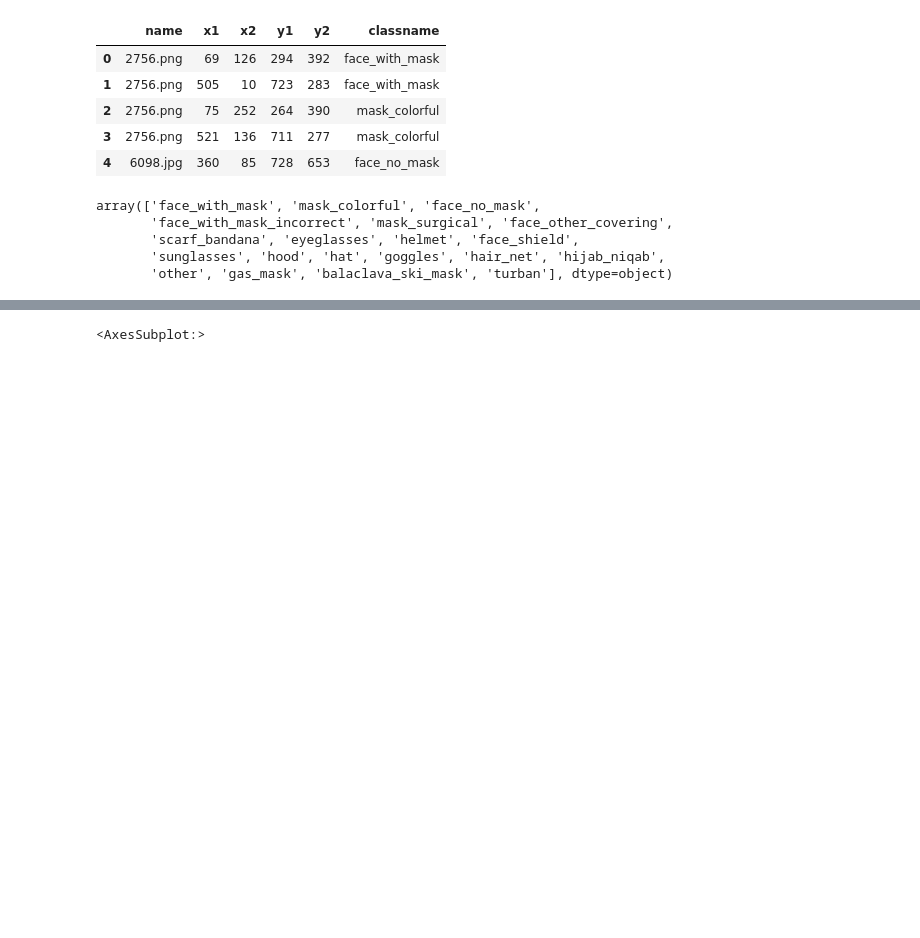
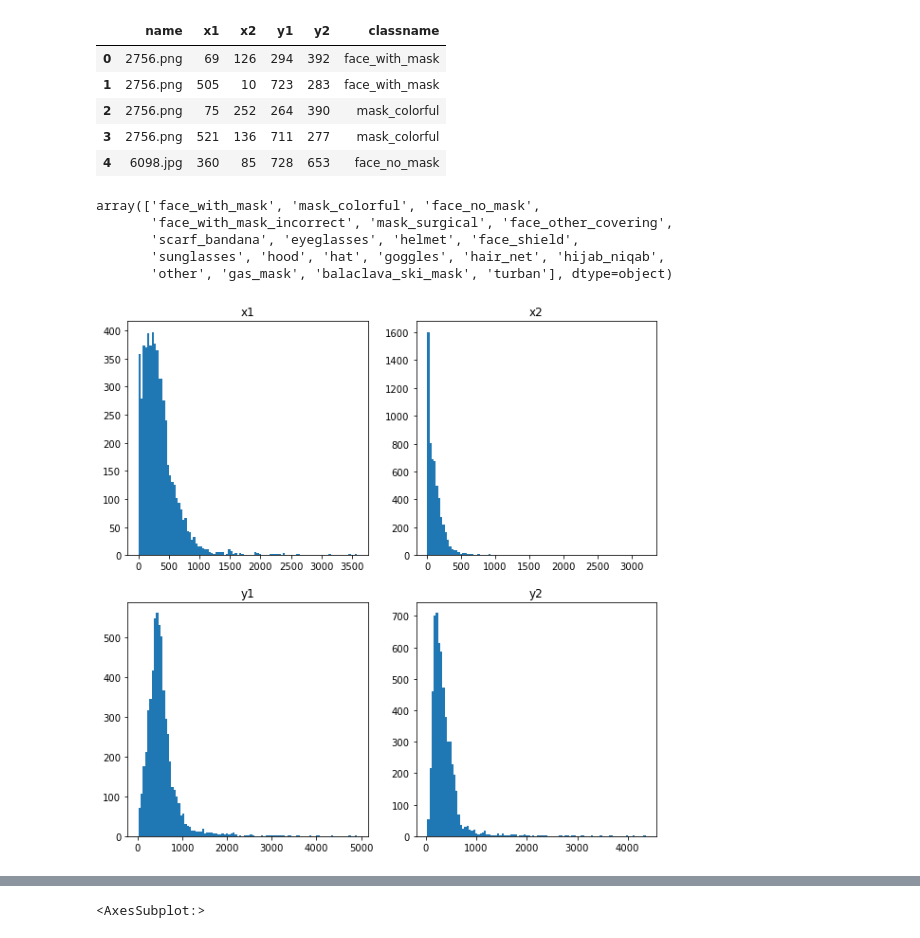
Before and after one commit to Ag0r9/mask-detector, a Jupyter notebook: first_face_mask_prototype.ipynb, the cells around one changed output, grey strips where cells are left out. Cells and saved outputs as stored; diff of their text form; code cells hidden in the pictures; blank space fills up the shorter version.

```diff
--- a/first_face_mask_prototype.ipynb
+++ b/first_face_mask_prototype.ipynb
@@ -70,3 +72,12 @@ array(['face_with_mask', 'mask_colorful', 'face_no_mask',
 # %%
 selected_classnames = ['face_with_mask', 'face_no_mask']
 df_selected = df.loc[df.classname.isin(selected_classnames)]
+# %%
+fig, axs = plt.subplots(2, 2, figsize=(10,10))
+
+for ax, point in zip(axs.flat, ['x1', 'x2', 'y1', 'y2']):
+    ax.hist(df_selected[point], bins=100)
+    ax.set_title(point)
+plt.show()
+# %% [output]
+[figure, added]
```
Also changed, not shown: parts of 11 cells of this notebook, 9 other files.
